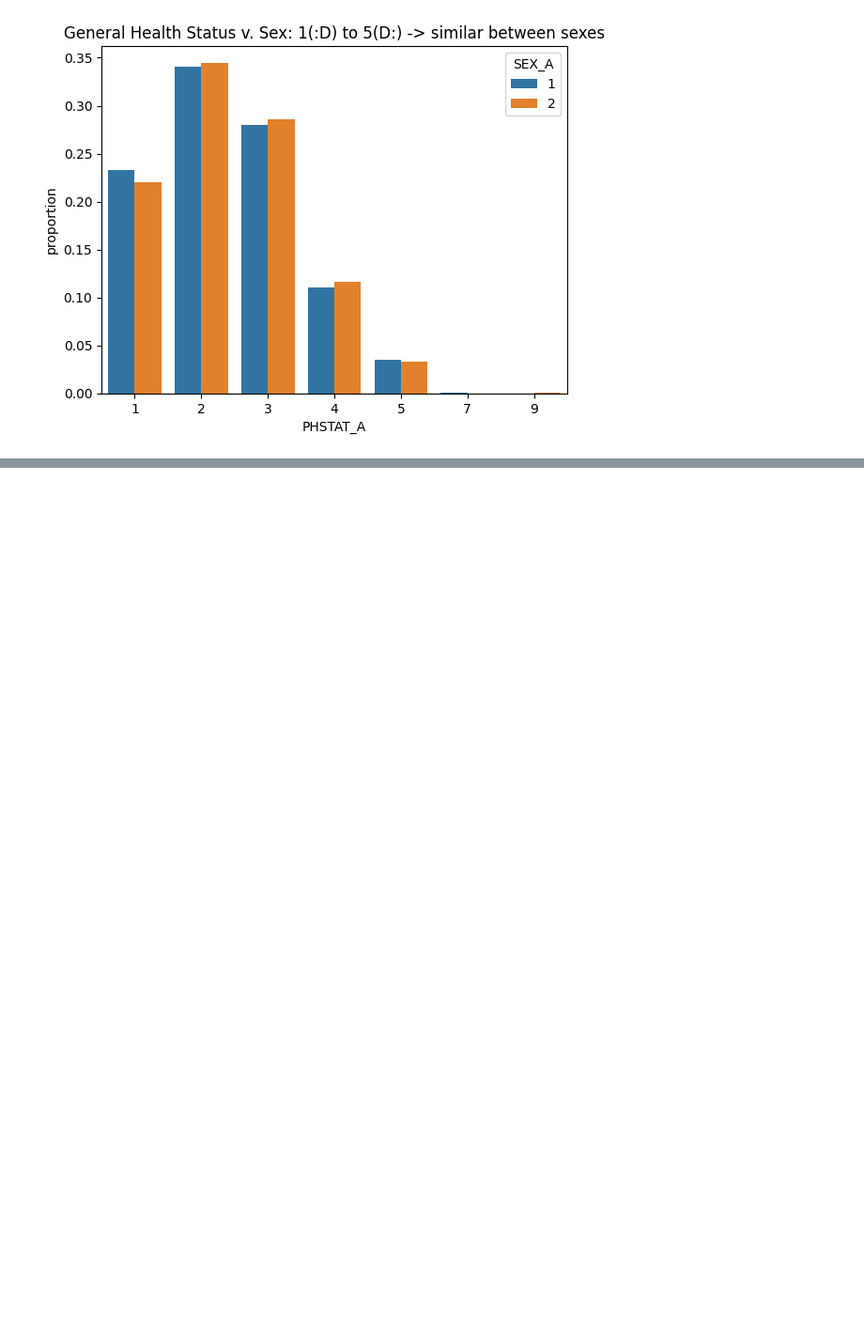
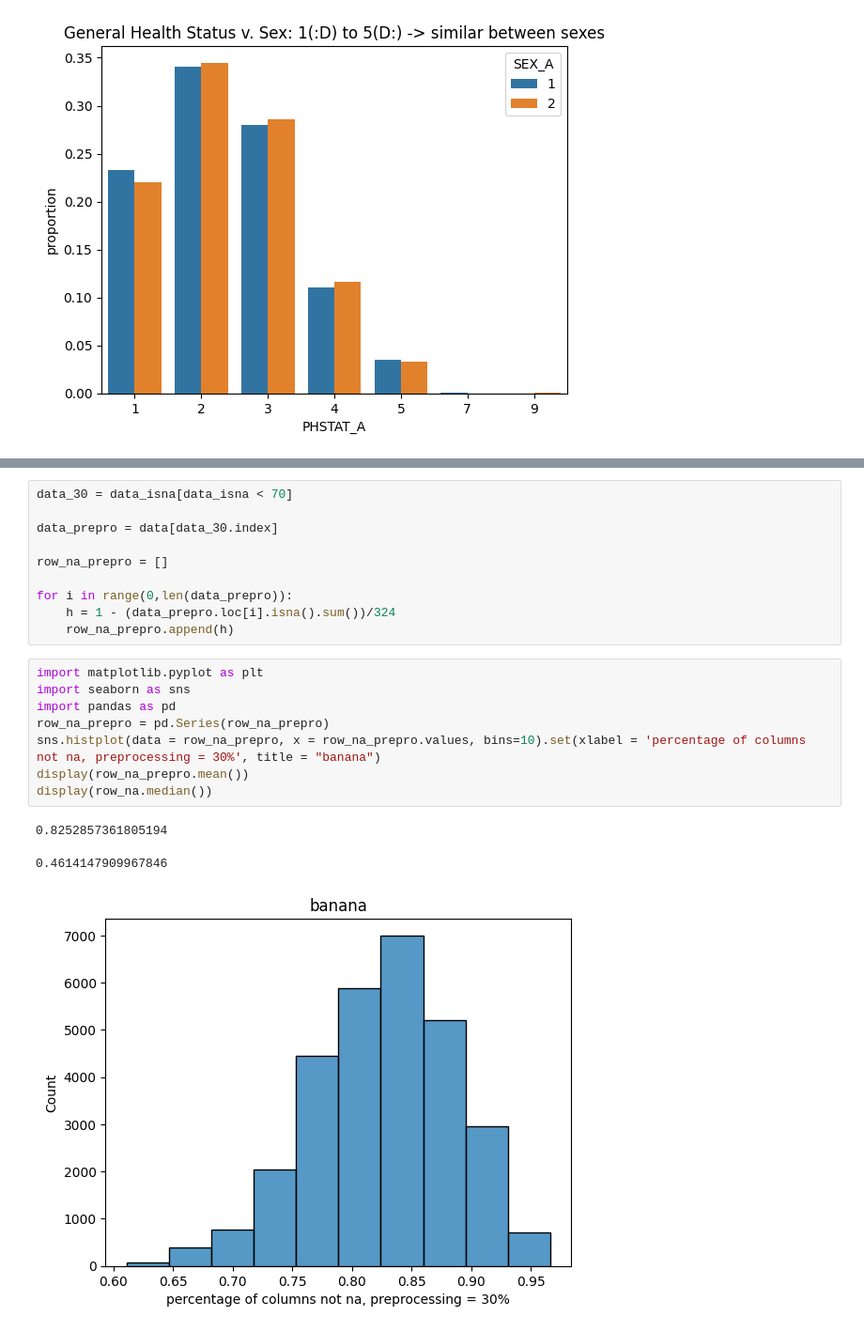
Before and after one commit to peterlecavalier/mentalhealthanalysis, a Jupyter notebook: coyan_10_13_22.ipynb, the cells around one changed output, grey strips where cells are left out. Shown: that part at 94% size. Cells and saved outputs as stored; diff of their text form; blank space fills up the shorter version.

```diff
--- a/coyan_10_13_22.ipynb
+++ b/coyan_10_13_22.ipynb
@@ -50,0 +76,22 @@ plt.show()
+# %%
+data_30 = data_isna[data_isna < 70]
+
+data_prepro = data[data_30.index]
+
+row_na_prepro = []
+
+for i in range(0,len(data_prepro)):
+    h = 1 - (data_prepro.loc[i].isna().sum())/324
+    row_na_prepro.append(h)
+# %%
+import matplotlib.pyplot as plt
+import seaborn as sns
+import pandas as pd
+row_na_prepro = pd.Series(row_na_prepro)
+sns.histplot(data = row_na_prepro, x = row_na_prepro.values, bins=10).set(xlabel = 'percentage of columns not na, preprocessing = 30%', title = "banana")
+display(row_na_prepro.mean())
+display(row_na.median())
+# %% [output]
+0.8252857361805194
+0.4614147909967846
+[figure, added]
```
Also changed, not shown: parts of 3 cells of this notebook.
